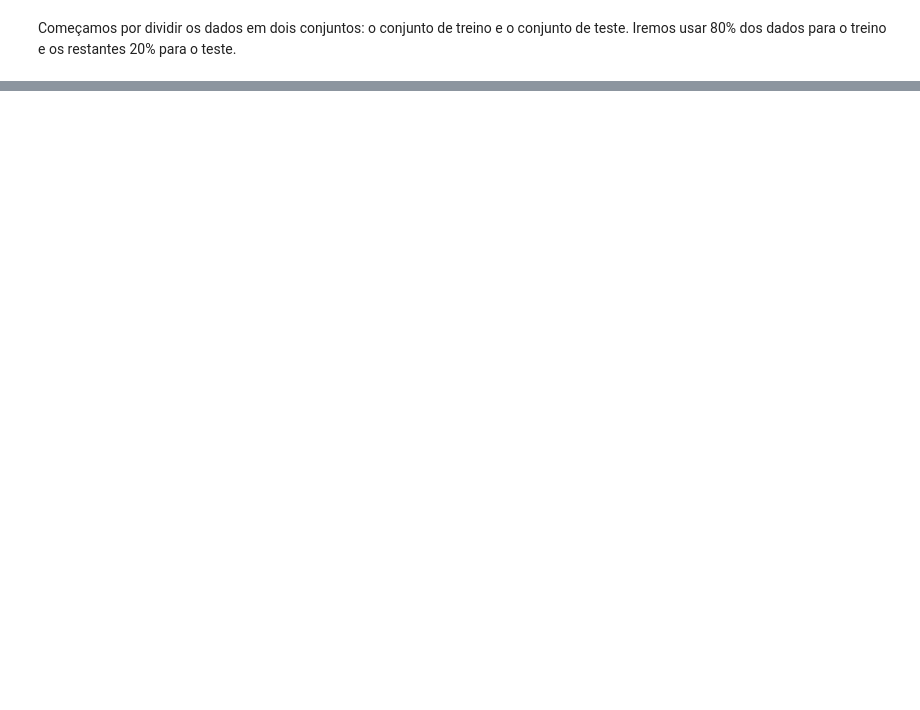
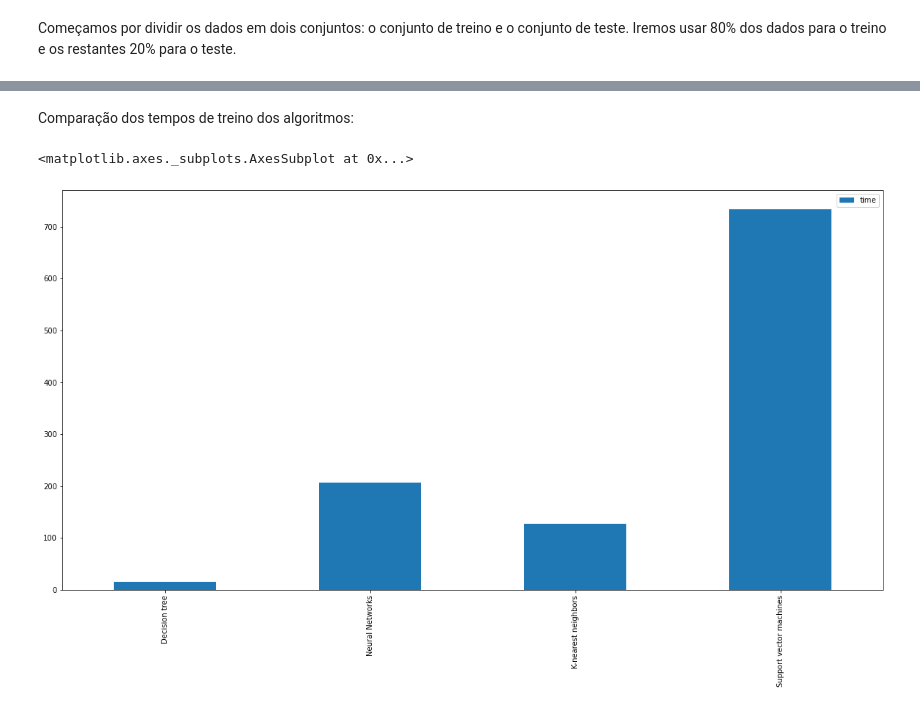
Before and after one commit to jppm99/IART, a Jupyter notebook: T2/src/Trabalho 2.ipynb, the cells around one changed output, grey strips where cells are left out. Saved outputs shown, nothing was run; the diff lists cells and outputs as text; code cells hidden in the pictures; blank space fills up the shorter version.

```diff
--- a/T2/src/Trabalho 2.ipynb
+++ b/T2/src/Trabalho 2.ipynb
@@ -913,0 +1002,23 @@ Pipeline(memory=None,
+# %%
+start_time = time.time()
+
+svm_net = Pipeline([("scl", StandardScaler()),
+    ("reg", MultiOutputRegressor(SVR()))])
+
+svm_param_grid = {
+    'reg__estimator__degree': [2,3,4],
+    'reg__estimator__kernel': ['linear', 'poly', 'rbf', 'sigmoid'],
+}
+
+gs_svr = (GridSearchCV(estimator=svm_net,
+                        param_grid=svm_param_grid,
+                        n_jobs = -1))
+
+gs_svr = gs_svr.fit(matches_train, odds_train)
+
+end_time = time.time()
+svm_time = end_time - start_time
+
+svm = gs_svr.best_estimator_
+
+svm
@@ -913,0 +1063,8 @@ Pipeline(memory=None,
+# %%
+# R2, wich is the proportion of the variance in the dependent variable that is predictable from the independent variables
+r2 = svm.score(matches_test, odds_test)
+
+# Add metrics
+metrics.loc[3] = ["Support Vector Machines", svm_time, r2, 0]
+
+metrics
@@ -913,0 +1118,9 @@ Pipeline(memory=None,
+# %% [markdown]
+Comparação dos tempos de treino dos algoritmos:
+# %%
+index = ['Decision tree', 'Neural Networks', 'K-nearest neighbors', 'Support vector machines']
+metrics.index = index
+metrics.plot.bar(y='time', figsize=(20,10))
+# %% [output]
+<matplotlib.axes._subplots.AxesSubplot at 0x...>
+[figure, added]
```
Also changed, not shown: parts of 60 cells of this notebook, 1 other file.
